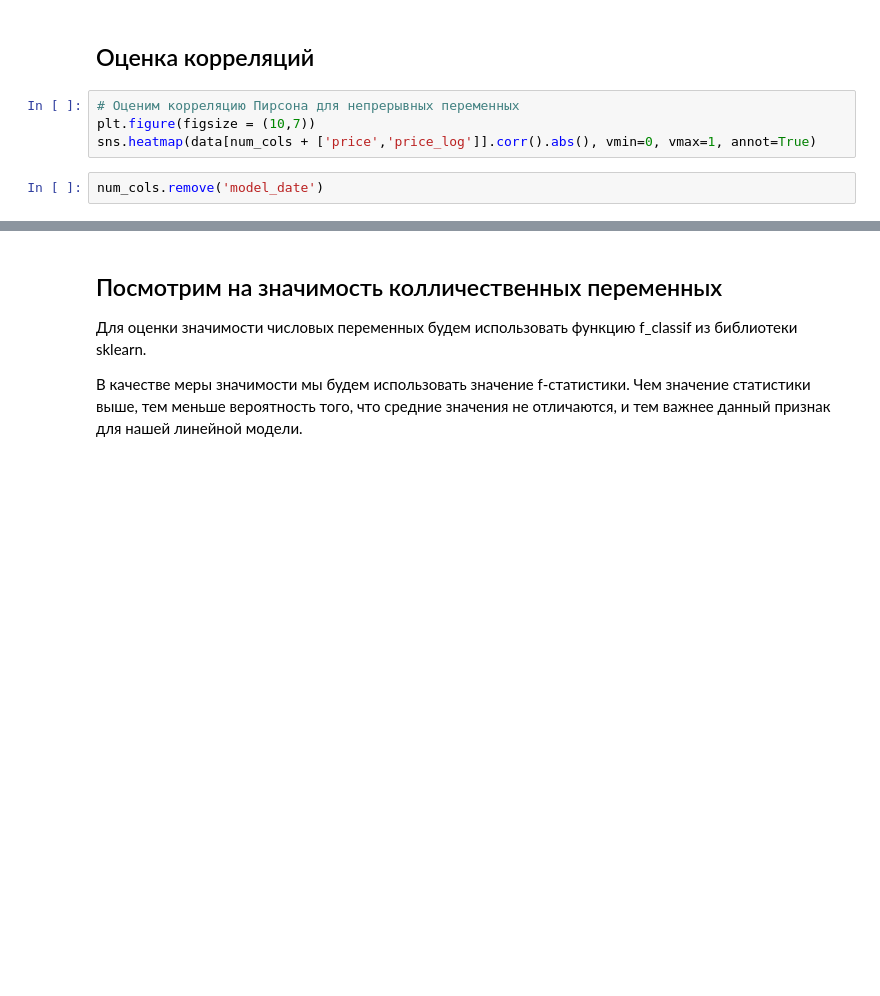
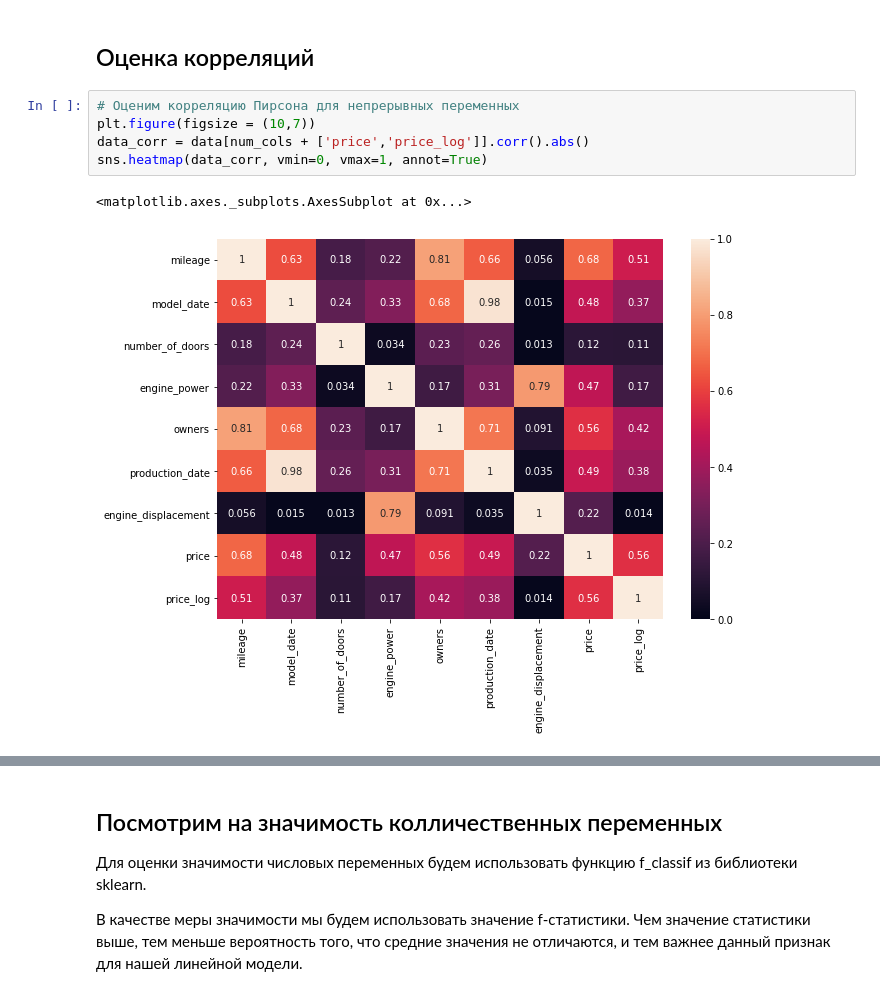
Before and after one commit to EmlAldr/SkillFactory, a Jupyter notebook: module_6/car_price_predict/sf-car-price-prediction-emelyanovan.ipynb, the cells around one changed output, grey strips where cells are left out. Cells and saved outputs as stored; diff of their text form; blank space fills up the shorter version.

Commit message:
update final-test CarPricePredict

```diff
--- a/module_6/car_price_predict/sf-car-price-prediction-emelyanovan.ipynb
+++ b/module_6/car_price_predict/sf-car-price-prediction-emelyanovan.ipynb
@@ -1101,6 +1630,8 @@ data_full_info(data[num_cols], full=False, short=False)
 # %%
 # Оценим корреляцию Пирсона для непрерывных переменных
 plt.figure(figsize = (10,7))
-sns.heatmap(data[num_cols + ['price','price_log']].corr().abs(), vmin=0, vmax=1, annot=True)
+data_corr = data[num_cols + ['price','price_log']].corr().abs()
+sns.heatmap(data_corr, vmin=0, vmax=1, annot=True)
+# %% [output]
+<matplotlib.axes._subplots.AxesSubplot at 0x...>
+[figure, added]
-# %%
-num_cols.remove('model_date')
```
Also changed, not shown: parts of 89 cells of this notebook.
